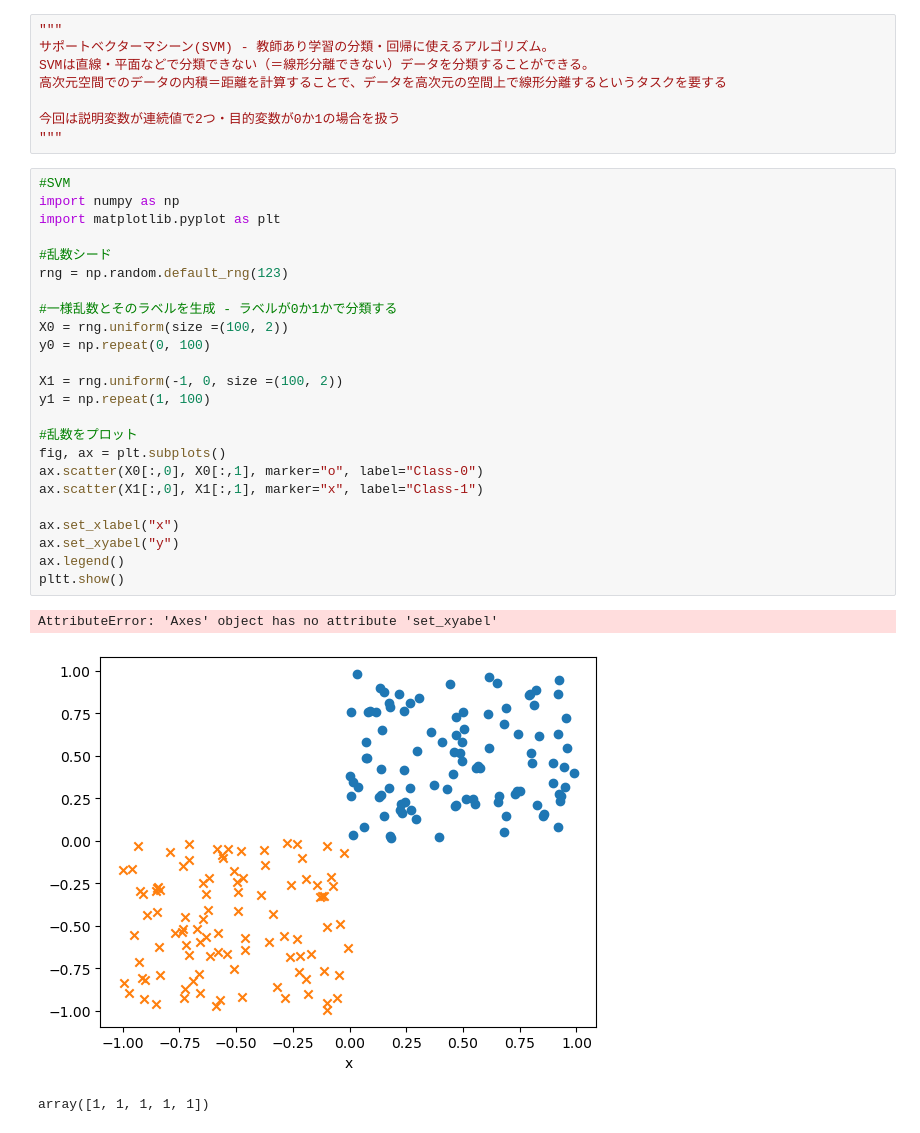
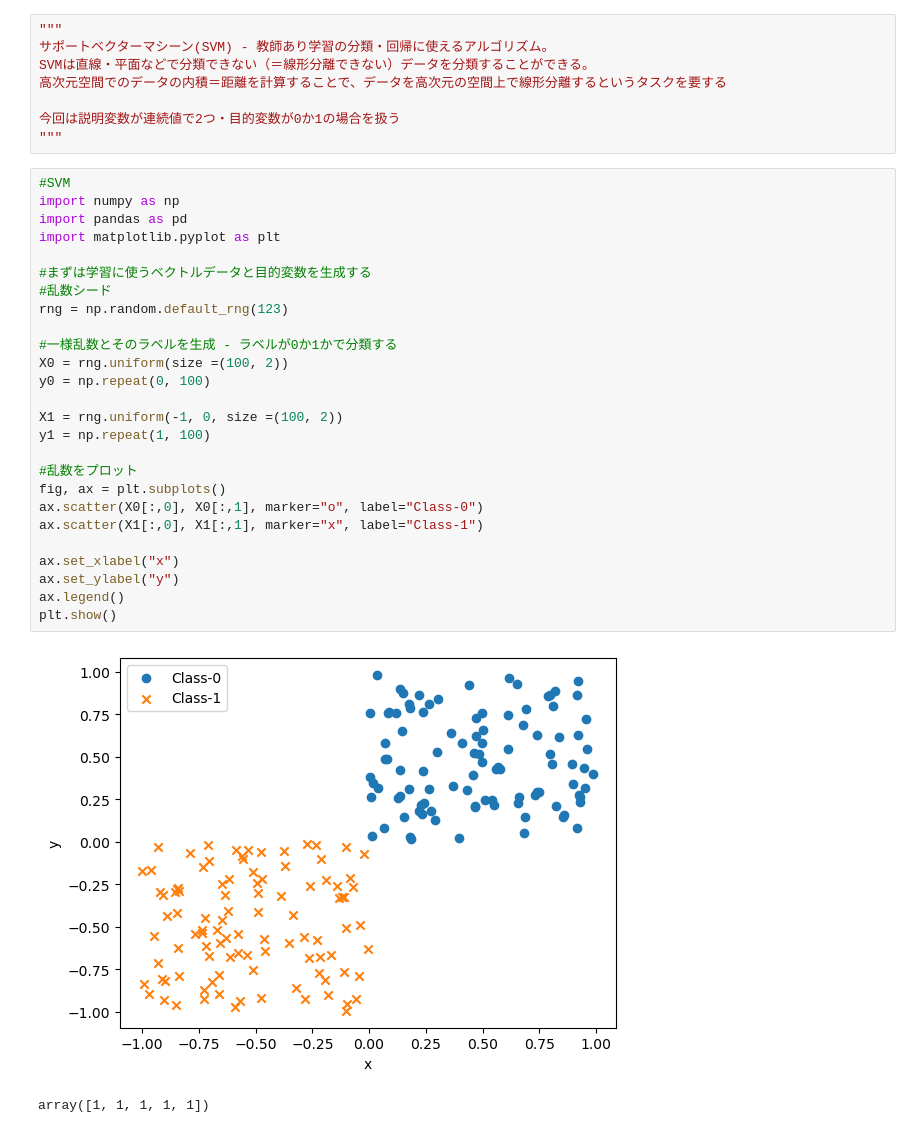
Before and after one commit to KNemoto255/python_DataAnalysis, a Jupyter notebook: Python_DataAnalysis_Scikit-Learn( Classification ).ipynb, the cells around one changed output. Saved outputs shown, nothing was run; the diff lists cells and outputs as text.

```diff
--- a/Python_DataAnalysis_Scikit-Learn( Classification ).ipynb
+++ b/Python_DataAnalysis_Scikit-Learn( Classification ).ipynb
@@ -270,30 +269,31 @@ SVMは直線・平面などで分類できない（＝線形分離できない
 # %%
 #SVM
 import numpy as np
+import pandas as pd
 import matplotlib.pyplot as plt
 
+#まずは学習に使うベクトルデータと目的変数を生成する
 #乱数シード
 rng = np.random.default_rng(123)
 
 #一様乱数とそのラベルを生成 - ラベルが0か1かで分類する
 X0 = rng.uniform(size =(100, 2))
 y0 = np.repeat(0, 100)
 
 X1 = rng.uniform(-1, 0, size =(100, 2))
 y1 = np.repeat(1, 100)
 
 #乱数をプロット
 fig, ax = plt.subplots()
 ax.scatter(X0[:,0], X0[:,1], marker="o", label="Class-0")
 ax.scatter(X1[:,0], X1[:,1], marker="x", label="Class-1")
 
 ax.set_xlabel("x")
-ax.set_xyabel("y")
+ax.set_ylabel("y")
 ax.legend()
-pltt.show()
+plt.show()
 # %% [output]
-AttributeError: 'Axes' object has no attribute 'set_xyabel'
-[figure, old version]
+[figure, new version]
 # %%
 # %% [output]
 array([1, 1, 1, 1, 1])
```
Also changed, not shown: parts of 16 cells of this notebook, 3 other files.
